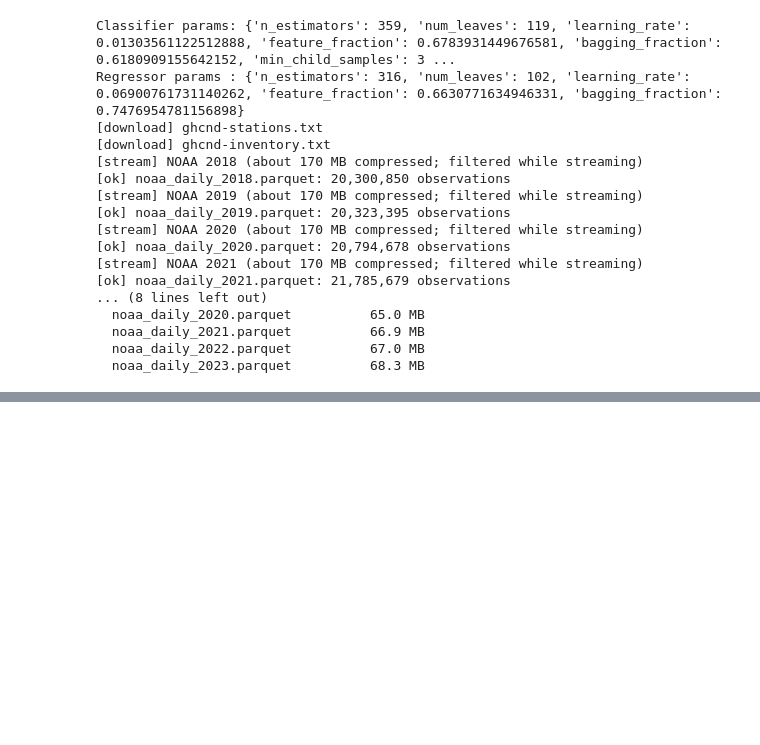
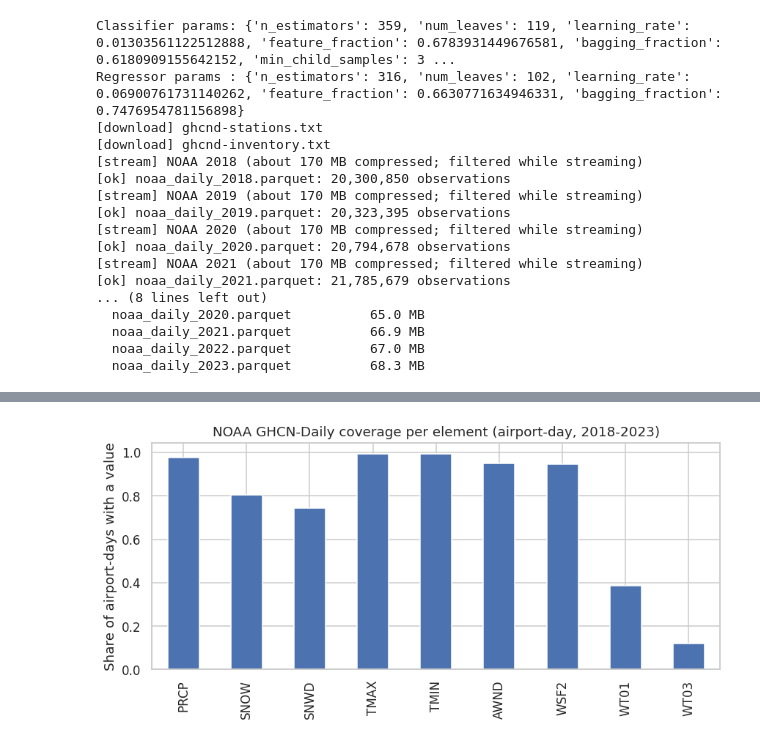
Before and after one commit to guvvalathejaswarreddy/PRT661-SYD7-Flight-Delay-Prediction, a Jupyter notebook: notebooks/PRT661_Flight_Delay_Full_Analysis.ipynb, the cells around one changed output, grey strips where cells are left out. Drawn from its saved outputs; the diff is of its cells as text; code cells hidden in the pictures; blank space fills up the shorter version.

```diff
--- a/notebooks/PRT661_Flight_Delay_Full_Analysis.ipynb
+++ b/notebooks/PRT661_Flight_Delay_Full_Analysis.ipynb
@@ -1717,0 +1872,81 @@ Regressor params : {'n_estimators': 316, 'num_leaves': 102, 'learning_rate': 0.0
+# %%
+WX_ELEMENTS = ["PRCP", "SNOW", "SNWD", "TMAX", "TMIN", "AWND", "WSF2", "WT01", "WT03"]
+WX_UNIT_DIV = {"PRCP": 10.0, "TMAX": 10.0, "TMIN": 10.0, "AWND": 10.0, "WSF2": 10.0}   # tenths -> mm, deg C, m/s
+
+
+def _build_weather():
+    # Airports that appear as an origin or destination, with coordinates.
+    o = df.groupby("origin", observed=True)[["origin_lat", "origin_lon"]].first()
+    d = df.groupby("destination", observed=True)[["dest_lat", "dest_lon"]].first()
+    o.columns, d.columns = ["lat", "lon"], ["lat", "lon"]
+    o, d = o.rename_axis("iata"), d.rename_axis("iata")
+    ap = pd.concat([o, d[~d.index.isin(o.index)]]).dropna().reset_index()
+    ap["iata"] = ap["iata"].astype(str)
+
+    # Station inventory (fixed-width): id, lat, lon, element, first year, last year
+    inv = pd.read_fwf(NOAA_DIR / "ghcnd-inventory.txt", colspecs=[(0, 11), (12, 20), (21, 30), (31, 35), (36, 40), (41, 45)],
+                      names=["station", "lat", "lon", "element", "first", "last"], header=None)
+    inv = inv[inv["station"].str.startswith(NOAA_US_PREFIXES) & inv["element"].isin(WX_ELEMENTS)
+              & (inv["last"] >= NOAA_YEARS[0]) & (inv["first"] <= NOAA_YEARS[-1])]
+    print(f"{len(ap)} airports, {inv['station'].nunique():,} candidate stations, {len(inv):,} station-element rows")
+
+    con = duckdb.connect()
+    con.execute("PRAGMA threads=2")
+    con.register("ap", ap)
+    con.register("inv", inv)
+    con.execute(f"""
+        CREATE TABLE cand AS
+        SELECT a.iata, i.element, i.station,
+               2*6371*asin(sqrt(pow(sin(radians(i.lat-a.lat)/2),2)
+                    + cos(radians(a.lat))*cos(radians(i.lat))*pow(sin(radians(i.lon-a.lon)/2),2))) AS dist_km
+        FROM ap a JOIN inv i ON abs(i.lat-a.lat) <= 1.0 AND abs(i.lon-a.lon) <= 1.6
+    """)
+    con.execute(f"""
+        CREATE TABLE smap AS
+        SELECT iata, element, station, dist_km, rnk FROM (
+            SELECT *, row_number() OVER (PARTITION BY iata, element ORDER BY dist_km) AS rnk
+            FROM cand WHERE dist_km <= {A4_STATION_RADIUS_KM}
+        ) WHERE rnk <= {A4_STATIONS_PER_ELEMENT}
+    """)
+    files = ", ".join(repr((NOAA_DIR / f"noaa_daily_{y}.parquet").as_posix()) for y in NOAA_YEARS)
+    obs = con.execute(f"""
+        SELECT m.iata, CAST(o.date AS DATE) AS date, o.element, arg_min(o.value, m.rnk) AS value
+        FROM read_parquet([{files}]) o JOIN smap m ON o.station = m.station AND o.element = m.element
+        GROUP BY 1, 2, 3
+    """).df()
+    station_map = con.execute("""SELECT iata, element, station, round(dist_km, 1) AS dist_km, rnk
+                                 FROM smap WHERE rnk = 1 ORDER BY iata, element""").df()
+    con.close()
+
+    stations = pd.read_fwf(NOAA_DIR / "ghcnd-stations.txt", colspecs=[(0, 11), (12, 20), (21, 30), (31, 37), (38, 40), (41, 71)],
+                           names=["station", "lat", "lon", "elev", "state", "name"], header=None)
+    station_map = station_map.merge(stations[["station", "name", "state"]], on="station", how="left")
+
+    ap_index = {c: i for i, c in enumerate(ap["iata"])}
+    W = {el: np.full((len(ap), A4_T), np.nan, dtype=np.float32) for el in WX_ELEMENTS}
+    a_idx = obs["iata"].map(ap_index).to_numpy()
+    t_idx = _day_index(obs["date"])
+    for el in WX_ELEMENTS:
+        sel = (obs["element"] == el).to_numpy()
+        W[el][a_idx[sel], t_idx[sel]] = obs.loc[sel, "value"].to_numpy() / WX_UNIT_DIV.get(el, 1.0)
+    coverage = pd.DataFrame({el: [float(np.isfinite(W[el]).mean())] for el in WX_ELEMENTS}, index=["airport-day coverage"]).T
+    for el in ("WT01", "WT03"):                                   # weather-type flags are only reported when present -> absent = 0
+        W[el] = np.nan_to_num(W[el], nan=0.0)
+    return {"airports": list(ap["iata"]), "W": W, "coverage": coverage, "station_map": station_map}
+
+
+WX = ckpt_step("a4_weather_airport_day", _build_weather)
+A4_AP_INDEX = {c: i for i, c in enumerate(WX["airports"])}
+display(WX["coverage"].T)
+prcp_map = WX["station_map"][WX["station_map"]["element"] == "PRCP"]
+print(f"Nearest PRCP station: median {prcp_map['dist_km'].median():.1f} km, 95th pct {prcp_map['dist_km'].quantile(.95):.1f} km, "
+      f"{len(WX['airports']) - len(prcp_map)} airports with no PRCP station within {A4_STATION_RADIUS_KM} km")
+WX["station_map"].to_csv(A4_DIR / "airport_weather_station_map.csv", index=False)
+WX["coverage"].to_csv(A4_DIR / "weather_coverage.csv")
+
+fig, ax = plt.subplots(figsize=(8, 4))
+WX["coverage"].iloc[:, 0].plot.bar(ax=ax, color="#4C72B0")
+ax.set_ylabel("Share of airport-days with a value")
+ax.set_title("NOAA GHCN-Daily coverage per element (airport-day, 2018-2023)")
+save_fig(fig, "22_weather_coverage")
+# %% [output]
@@ -1717,0 +1959 @@ Regressor params : {'n_estimators': 316, 'num_leaves': 102, 'learning_rate': 0.0
+[figure, added]
```
Also changed, not shown: parts of 11 cells of this notebook.
